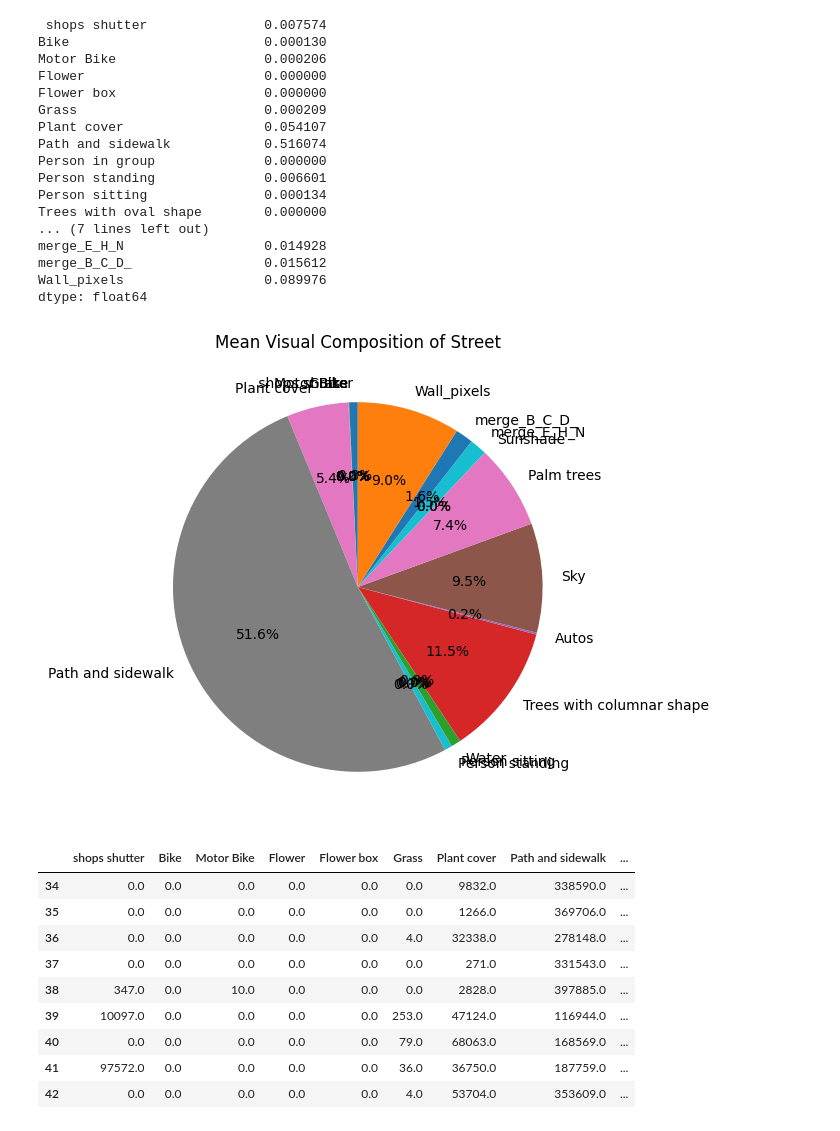
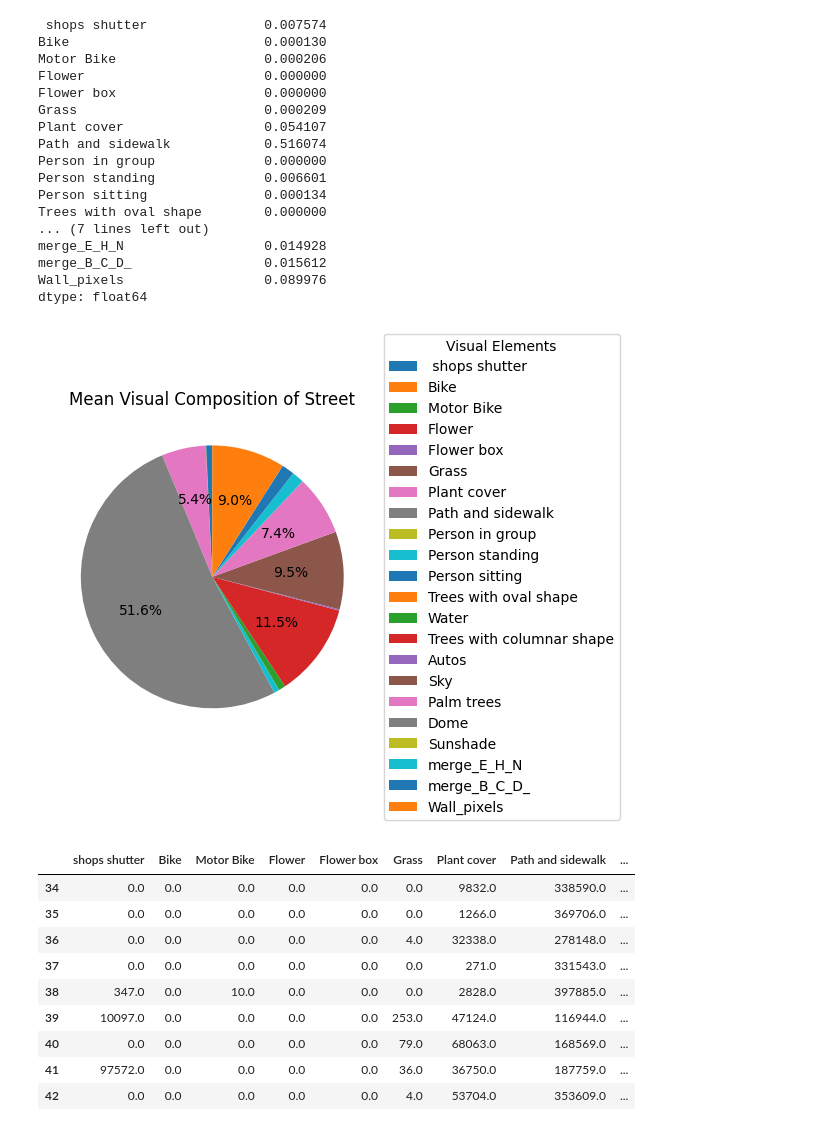
Before and after one commit to Hessam-Maniei/StreetPerception_ML, a Jupyter notebook: notebooks/copyresults.ipynb, the cells around one changed output. Cells and saved outputs as stored; diff of their text form; code cells hidden in the pictures.

```diff
--- a/notebooks/copyresults.ipynb
+++ b/notebooks/copyresults.ipynb
@@ -329,7 +329,7 @@ merge_B_C_D_                 0.000428
 Wall_pixels                  0.009997
 dtype: float64
 # %%
-analyzer = DataAnalyzer("/kaggle/working/droped_output.csv")
+analyzer = DataAnalyzer("/Users/hessam/Documents/GitHub/StreetPerception_ML/data/droped_output.csv")
 df = analyzer.df
 
 # Drop the first row (index 0) and reset index
@@ -457,21 +445,35 @@ merge_E_H_N                  0.014928
 merge_B_C_D_                 0.015612
 Wall_pixels                  0.089976
 dtype: float64
-# %%
-
-# Plot a pie chart
-street_mean_ratio_34.plot(
-    kind='pie',
-    autopct='%1.1f%%',       # Show percentages
-    figsize=(6, 6),
-    startangle=90,           # Rotate so first slice starts at top
-    ylabel=''                # Remove y-axis label
-)
-
-plt.title("Mean Visual Composition of Street")
-plt.show()
-# %% [output]
-[figure, removed]
+# %%
+def ignorepct(pct):
+    return f'{pct:.1f}%' if pct >= 3 else ''
+
+fig, ax = plt.subplots(figsize=(6, 6))
+
+wedges, texts, autotexts = ax.pie(
+    street_mean_ratio_34,
+    autopct=ignorepct,   # hide < 3%
+    startangle=90,
+    labels=None             # remove labels inside slices
+)
+
+# Add legend instead of labels on pie
+ax.legend(
+    wedges,
+    street_mean_ratio_34.index,
+    title="Visual Elements",
+    loc="center left",
+    bbox_to_anchor=(1, 0.5)
+)
+
+ax.set_title("Mean Visual Composition of Street")
+ax.set_ylabel('')  # remove y-axis label
+
+plt.tight_layout()
+plt.show()
+# %% [output]
+[figure, added]
 # %%
 analyzer = DataAnalyzer("/kaggle/working/droped_output.csv")
 df = analyzer.df
```
Also changed, not shown: parts of 1 cell of this notebook.
